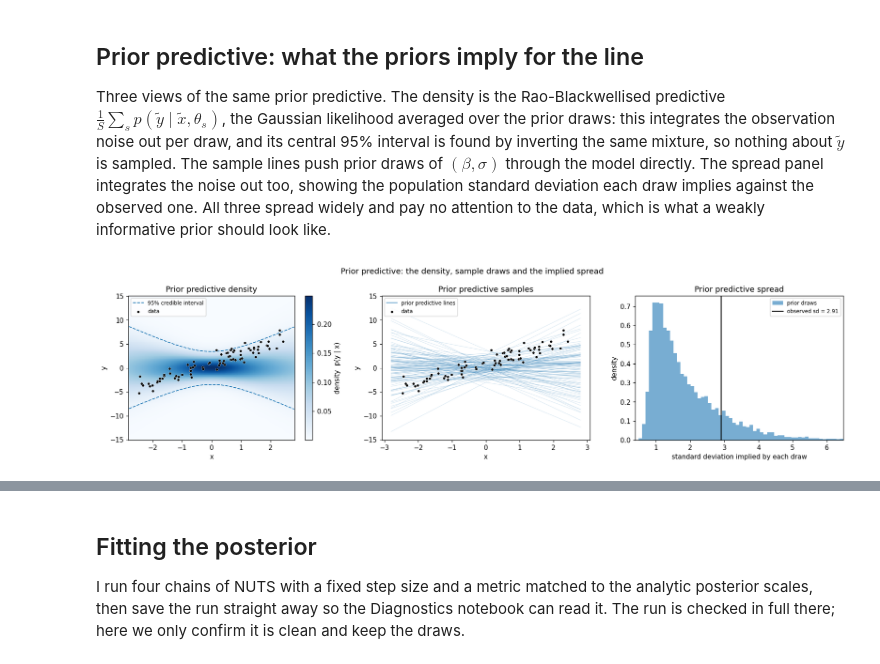
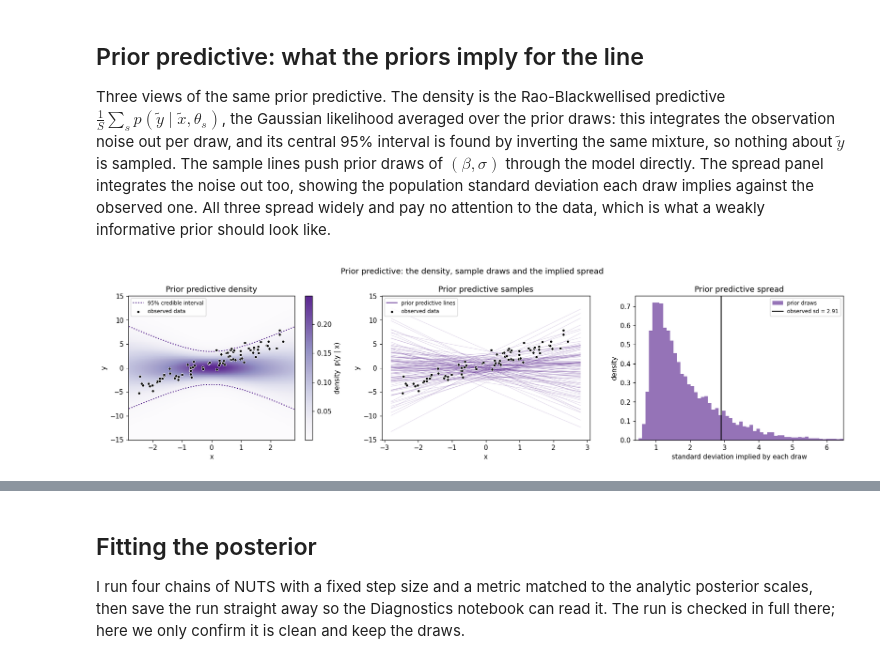
Before and after one commit to argmax-w/toy-nuts-bayes, a Jupyter notebook: notebooks/01_results.ipynb, the cells around one changed output, grey strips where cells are left out. Cells and saved outputs as stored; diff of their text form; code cells hidden in the pictures.

```diff
--- a/notebooks/01_results.ipynb
+++ b/notebooks/01_results.ipynb
@@ -140,6 +180,11 @@ noise out too, showing the population standard deviation each draw implies again
 the observed one. All three spread widely and pay no attention to the data, which
 is what a weakly informative prior should look like.
 # %%
+import matplotlib.patheffects as pe
+
+CASING = [pe.Stroke(linewidth=2.6, foreground="white"), pe.Normal()]
+
+
 def predictive_panels(draws, line_draws, kind):
     """Three predictive views from prior or posterior draws of (beta, sigma).
 
@@ -148,7 +193,8 @@ def predictive_panels(draws, line_draws, kind):
     per draw (the Gaussian density, never a sampled y) and the parameter
     uncertainty is averaged over the draws. Its 95% interval inverts the same
     mixture CDF, so nothing about y is sampled. The spread integrates the noise out
-    too, the population sd each draw implies. Only the centre panel shows draws.
+    too, the population sd each draw implies. The ribbon is cool for the prior and
+    warm for the posterior. Only the centre panel shows draws.
     """
     grid_x = np.linspace(-2.8, 2.8, 120)
     grid_X = np.column_stack([np.ones_like(grid_x), grid_x])
@@ -172,44 +218,45 @@ def predictive_panels(draws, line_draws, kind):
     ylim = (y_grid.min(), y_grid.max())
 
     pp_lines = model.predictive_draws(line_draws, grid_X)
-
     # Population sd implied by each draw, noise integrated out.
     implied_sd = np.sqrt((beta @ model.X.T).var(axis=1) + sigma**2)
     obs_sd = float(y.std())
     sd_lo = min(float(np.quantile(implied_sd, 0.005)), obs_sd)
     sd_hi = max(float(np.quantile(implied_sd, 0.995)), obs_sd)
     pad = 0.05 * (sd_hi - sd_lo)
     sd_range = (max(0.0, sd_lo - pad), sd_hi + pad)
 
+    cmap, deep = P.cmap_for(kind), P.deep_for(kind)
     fig, (ax_l, ax_c, ax_r) = plt.subplots(1, 3, figsize=(16, 4.3))
 
-    mesh = ax_l.pcolormesh(grid_x, y_grid, dens, cmap="Blues", shading="auto")
+    mesh = ax_l.pcolormesh(grid_x, y_grid, dens, cmap=cmap, shading="auto", alpha=P.RIBBON_ALPHA)
     fig.colorbar(mesh, ax=ax_l, label="density  p(y | x)")
-    ax_l.plot(grid_x, lo, color="C0", lw=1.2, ls="--", label="95% credible interval")
-    ax_l.plot(grid_x, hi, color="C0", lw=1.2, ls="--")
-    ax_l.scatter(x, y, s=14, color="k", edgecolor="w", linewidth=0.3, zorder=3, label="data")
+    for edge in (lo, hi):
+        ax_l.plot(grid_x, edge, color=deep, lw=1.5, ls=P.CI_LINE_STYLE, path_effects=CASING)
+    ax_l.plot([], [], color=deep, lw=1.5, ls=P.CI_LINE_STYLE, label="95% credible interval")
+    P.scatter_data(ax_l, x, y)
     ax_l.set(xlabel="x", ylabel="y", title=f"{kind} predictive density", ylim=ylim)
     ax_l.legend(loc="upper left", fontsize=8)
 
-    ax_c.plot(grid_x, pp_lines.T, color="C0", alpha=0.15, lw=0.8)
-    ax_c.plot([], [], color="C0", alpha=0.6, label=f"{kind.lower()} predictive lines")
-    ax_c.scatter(x, y, s=14, color="k", edgecolor="w", linewidth=0.3, zorder=3, label="data")
+    ax_c.plot(grid_x, pp_lines.T, color=deep, alpha=0.14, lw=0.8)
+    ax_c.plot([], [], color=deep, alpha=0.7, label=f"{kind.lower()} predictive lines")
+    P.scatter_data(ax_c, x, y)
     ax_c.set(xlabel="x", ylabel="y", title=f"{kind} predictive samples", ylim=ylim)
     ax_c.legend(loc="upper left", fontsize=8)
 
-    ax_r.hist(implied_sd, bins=60, range=sd_range, density=True, color="C0", alpha=0.6,
+    ax_r.hist(implied_sd, bins=60, range=sd_range, density=True, color=deep, alpha=0.55,
               label=f"{kind.lower()} draws")
-    ax_r.axvline(obs_sd, color="k", lw=1.5, label=f"observed sd = {obs_sd:.2f}")
+    ax_r.axvline(obs_sd, color=P.DATA_COLOUR, lw=1.5, label=f"observed sd = {obs_sd:.2f}")
     ax_r.set(xlabel="standard deviation implied by each draw", ylabel="density",
              title=f"{kind} predictive spread", xlim=sd_range)
     ax_r.legend(loc="upper right", fontsize=8)
 
     fig.suptitle(f"{kind} predictive: the density, sample draws and the implied spread")
     fig.tight_layout()
     plt.show()
 
 
 prior_rng = np.random.default_rng(11)
 predictive_panels(model.prior_draws(8000, prior_rng), model.prior_draws(120, prior_rng), "Prior")
 # %% [output]
-[figure, old version]
+[figure, new version]
```
Also changed, not shown: parts of 14 cells of this notebook, 20 other files.
